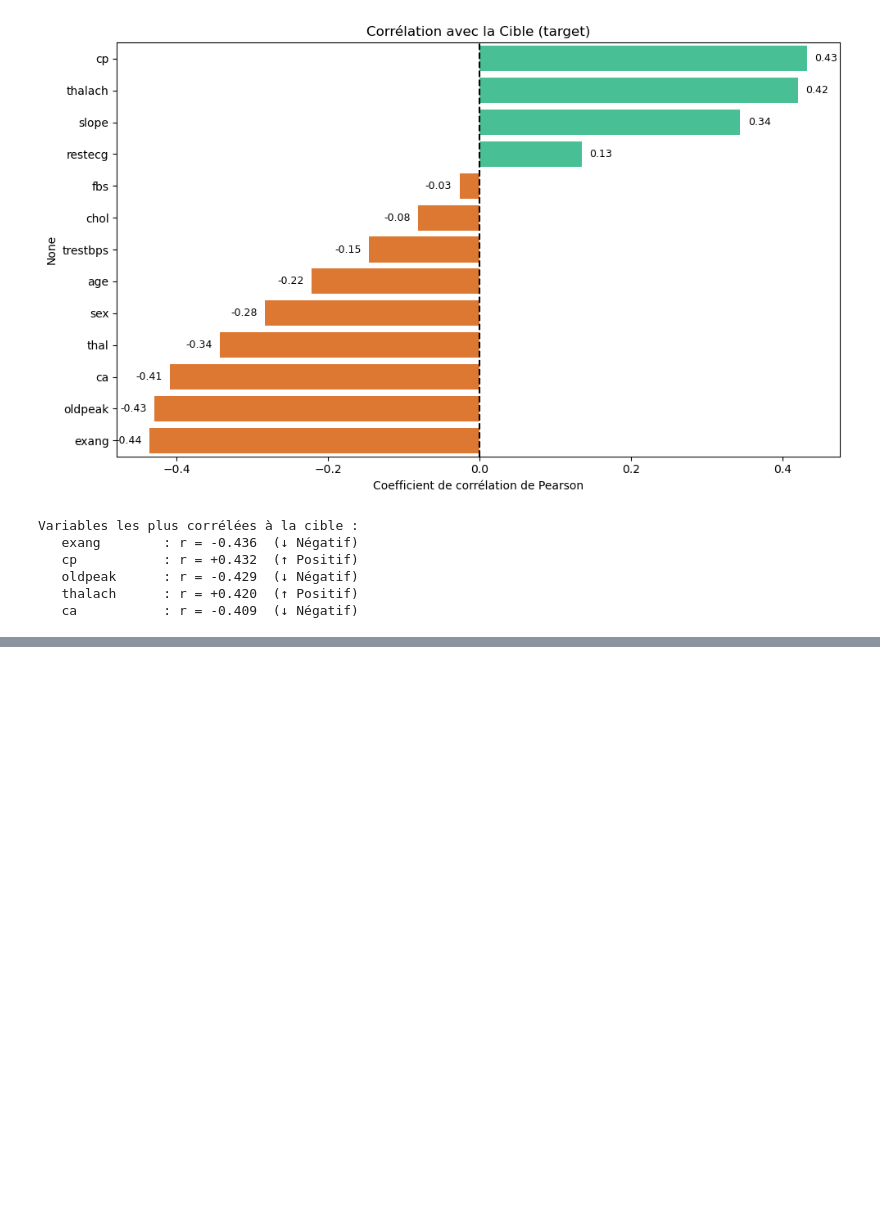
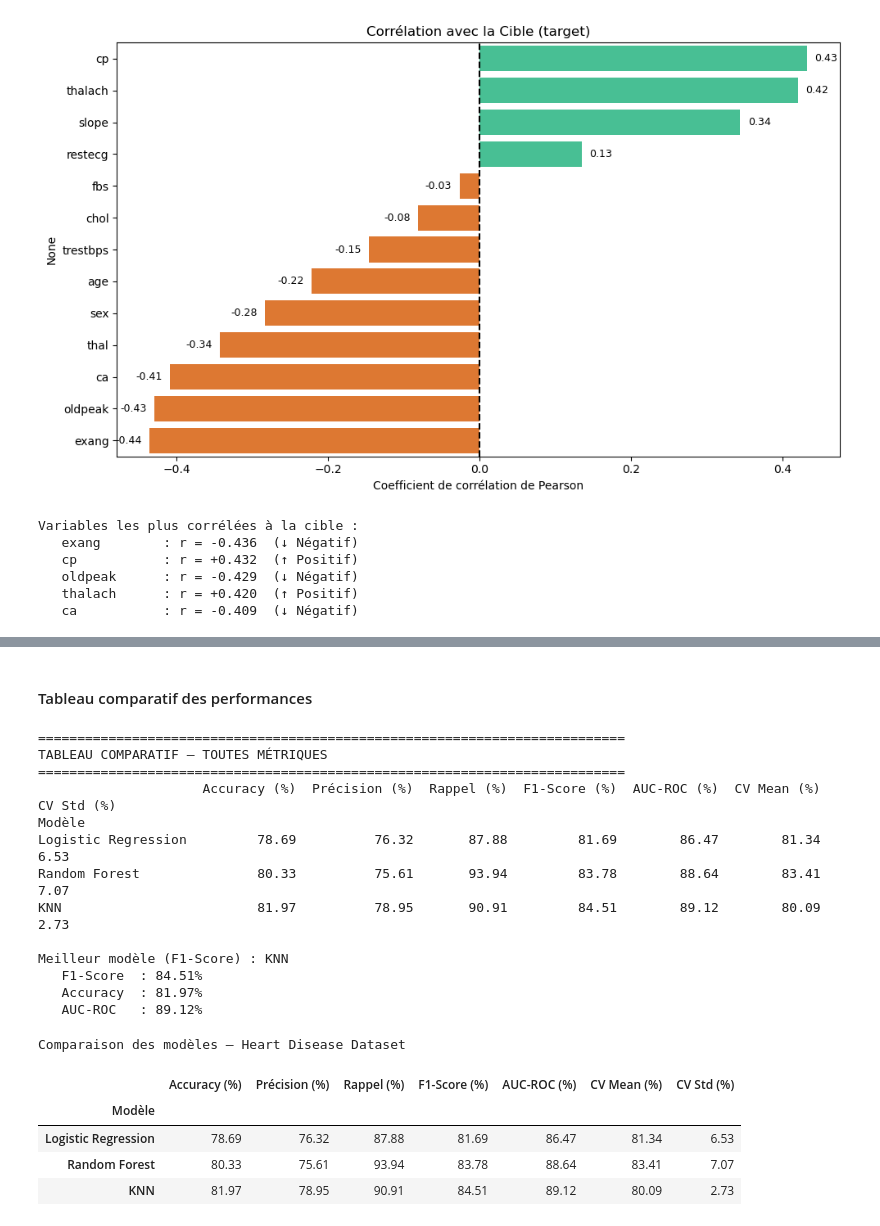
Before and after one commit to Lanja7126/Examen_ML, a Jupyter notebook: heart.ipynb, the cells around one changed output, grey strips where cells are left out. Drawn from its saved outputs; the diff is of its cells as text; code cells hidden in the pictures; blank space fills up the shorter version.

```diff
--- a/heart.ipynb
+++ b/heart.ipynb
@@ -327,0 +455,53 @@ Variables les plus corrélées à la cible :
+# %% [markdown]
+#### Tableau comparatif des performances
+# %%
+# ─── Tableau comparatif ─────────────────────────────
+df_res = pd.DataFrame(results).T
+df_res.index.name = "Modèle"
+
+print("=" * 75)
+print("TABLEAU COMPARATIF — TOUTES MÉTRIQUES")
+print("=" * 75)
+
+# Mise en forme avec couleurs pour le meilleur score
+def highlight_max(s):
+    is_max = s == s.max()
+    return ['background-color: #1a3a2a; color: #34d399; font-weight: bold'
+            if v else 'color: white' for v in is_max]
+
+styled = df_res.style\
+    .apply(highlight_max, subset=["Accuracy (%)", "F1-Score (%)", "AUC-ROC (%)"])\
+    .format("{:.2f}")\
+    .set_caption("Comparaison des modèles — Heart Disease Dataset")
+
+# Affichage texte aussi
+print(df_res.round(2).to_string())
+print()
+
+best_model = df_res['F1-Score (%)'].idxmax()
+print(f"Meilleur modèle (F1-Score) : {best_model}")
+print(f"   F1-Score  : {df_res.loc[best_model, 'F1-Score (%)']:.2f}%")
+print(f"   Accuracy  : {df_res.loc[best_model, 'Accuracy (%)']:.2f}%")
+print(f"   AUC-ROC   : {df_res.loc[best_model, 'AUC-ROC (%)']:.2f}%")
+
+styled
+# %% [output]
+===========================================================================
+TABLEAU COMPARATIF — TOUTES MÉTRIQUES
+===========================================================================
+                     Accuracy (%)  Précision (%)  Rappel (%)  F1-Score (%)  AUC-ROC (%)  CV Mean (%)  CV Std (%)
+Modèle
+Logistic Regression         78.69          76.32       87.88         81.69        86.47        81.34        6.53
+Random Forest               80.33          75.61       93.94         83.78        88.64        83.41        7.07
+KNN                         81.97          78.95       90.91         84.51        89.12        80.09        2.73
+
+Meilleur modèle (F1-Score) : KNN
+   F1-Score  : 84.51%
+   Accuracy  : 81.97%
+   AUC-ROC   : 89.12%
+Comparaison des modèles — Heart Disease Dataset
+|  | Accuracy (%) | Précision (%) | Rappel (%) | F1-Score (%) | AUC-ROC (%) | CV Mean (%) | CV Std (%) |
+| Modèle |  |  |  |  |  |  |  |
+| Logistic Regression | 78.69 | 76.32 | 87.88 | 81.69 | 86.47 | 81.34 | 6.53 |
+| Random Forest | 80.33 | 75.61 | 93.94 | 83.78 | 88.64 | 83.41 | 7.07 |
+| KNN | 81.97 | 78.95 | 90.91 | 84.51 | 89.12 | 80.09 | 2.73 |
```
Also changed, not shown: parts of 7 cells of this notebook, 1 other file.
